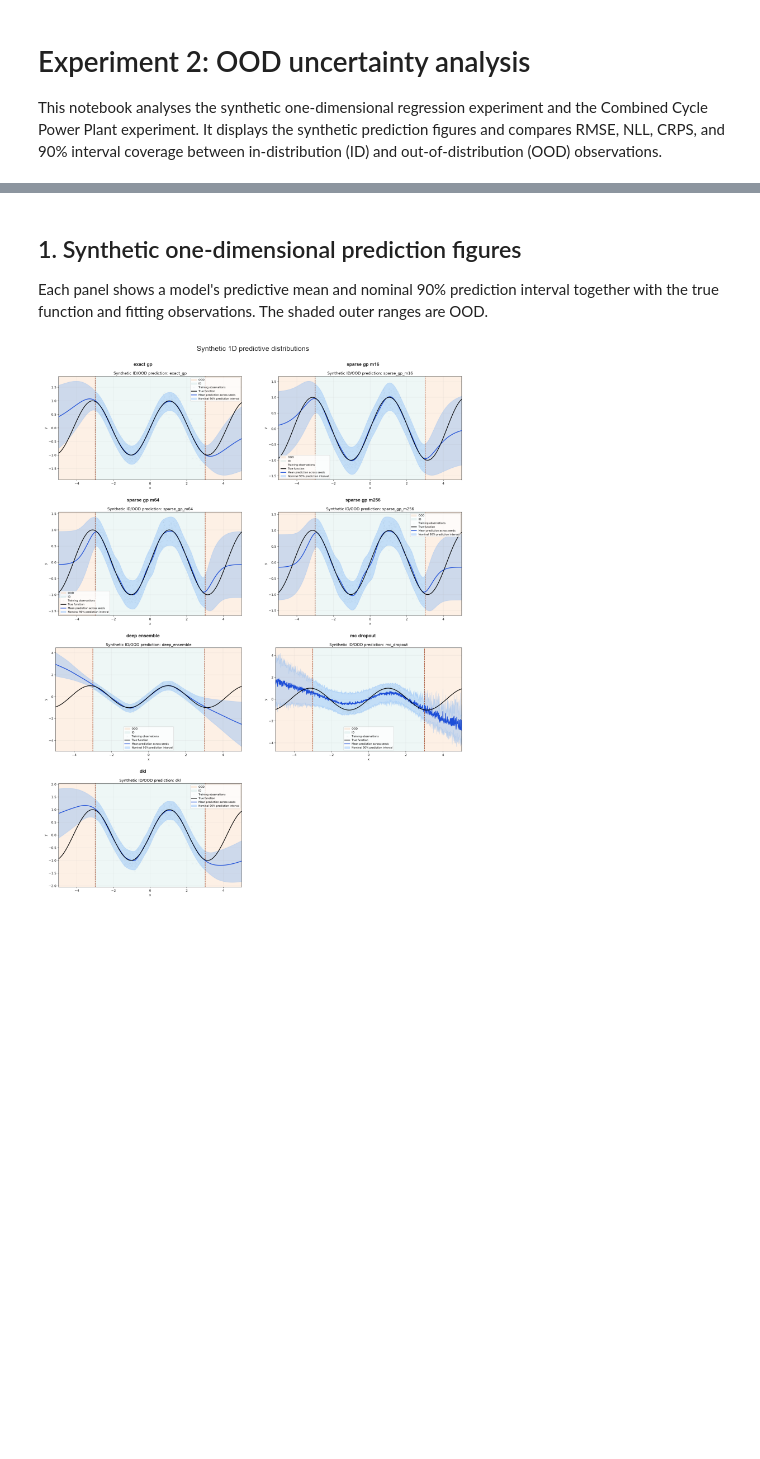
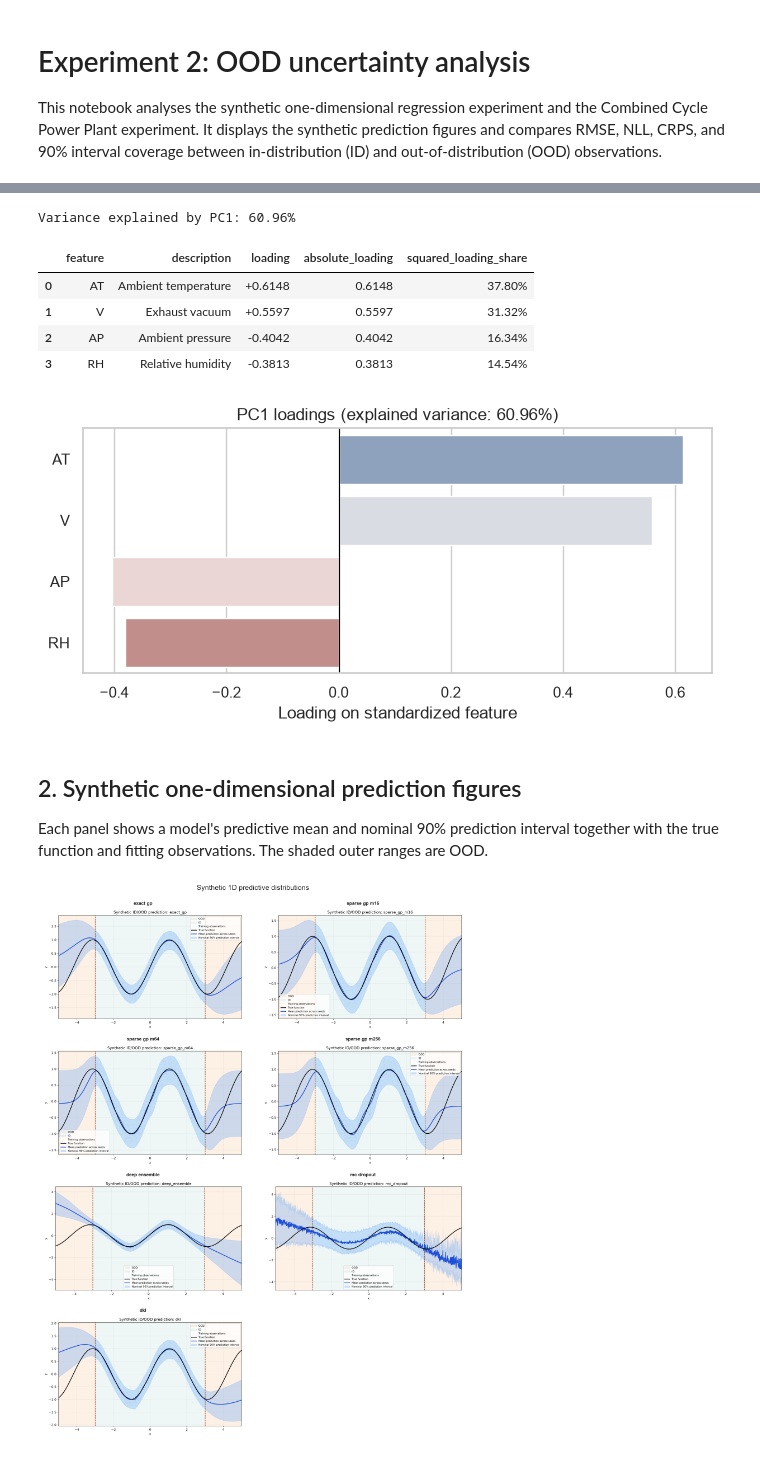
Before and after one commit to pbahde2/UncertaintyQuantification, a Jupyter notebook: notebooks/analysis_experiment_2 copy.ipynb, the cells around one changed output, grey strips where cells are left out. Saved outputs shown, nothing was run; the diff lists cells and outputs as text; code cells hidden in the pictures; blank space fills up the shorter version.

```diff
--- a/notebooks/analysis_experiment_2 copy.ipynb
+++ b/notebooks/analysis_experiment_2 copy.ipynb
@@ -60,5 +68,73 @@ Loaded 56 regional result rows from /Users/paulbahde/Desktop/UncertaintyQuantifi
+# %%
+power_plant_cache = PROJECT_ROOT / ".cache" / "uci" / "power_plant_294.npz"
+if not power_plant_cache.exists():
+    raise FileNotFoundError(
+        f"{power_plant_cache} does not exist. Load the Power Plant dataset first."
+    )
+
+with np.load(power_plant_cache) as cached:
+    X_power_plant = cached["X"]
+
+feature_names = ["AT", "V", "AP", "RH"]
+feature_descriptions = [
+    "Ambient temperature",
+    "Exhaust vacuum",
+    "Ambient pressure",
+    "Relative humidity",
+]
+if X_power_plant.shape[1] != len(feature_names):
+    raise ValueError("Unexpected number of Power Plant input features")
+
+X_standardized = StandardScaler().fit_transform(X_power_plant)
+pca = PCA().fit(X_standardized)
+pc1_loadings = pca.components_[0]
+loading_table = (
+    pd.DataFrame(
+        {
+            "feature": feature_names,
+            "description": feature_descriptions,
+            "loading": pc1_loadings,
+            "absolute_loading": np.abs(pc1_loadings),
+            "squared_loading_share": pc1_loadings**2,
+        }
+    )
+    .sort_values("absolute_loading", ascending=False)
+    .reset_index(drop=True)
+)
+
+print(f"Variance explained by PC1: {pca.explained_variance_ratio_[0]:.2%}")
+display(
+    loading_table.style.format(
+        {
+            "loading": "{:+.4f}",
+            "absolute_loading": "{:.4f}",
+            "squared_loading_share": "{:.2%}",
+        }
+    )
+)
+
+fig, axis = plt.subplots(figsize=(7, 3.5))
+sns.barplot(
+    data=loading_table, x="loading", y="feature",
+    hue="feature", palette="vlag", legend=False, ax=axis,
+)
+axis.axvline(0, color="black", linewidth=0.8)
+axis.set(
+    title=f"PC1 loadings (explained variance: {pca.explained_variance_ratio_[0]:.2%})",
+    xlabel="Loading on standardized feature", ylabel="",
+)
+fig.tight_layout()
+plt.show()
+# %% [output]
+Variance explained by PC1: 60.96%
+|  | feature | description | loading | absolute_loading | squared_loading_share |
+| 0 | AT | Ambient temperature | +0.6148 | 0.6148 | 37.80% |
+| 1 | V | Exhaust vacuum | +0.5597 | 0.5597 | 31.32% |
+| 2 | AP | Ambient pressure | -0.4042 | 0.4042 | 16.34% |
+| 3 | RH | Relative humidity | -0.3813 | 0.3813 | 14.54% |
+[figure, added]
 # %% [markdown]
-## 1. Synthetic one-dimensional prediction figures
+## 2. Synthetic one-dimensional prediction figures
 
 Each panel shows a model's predictive mean and nominal 90% prediction interval together with the true function and fitting observations. The shaded outer ranges are OOD.
 # %%
```
Also changed, not shown: parts of 5 cells of this notebook, 15 other files.
